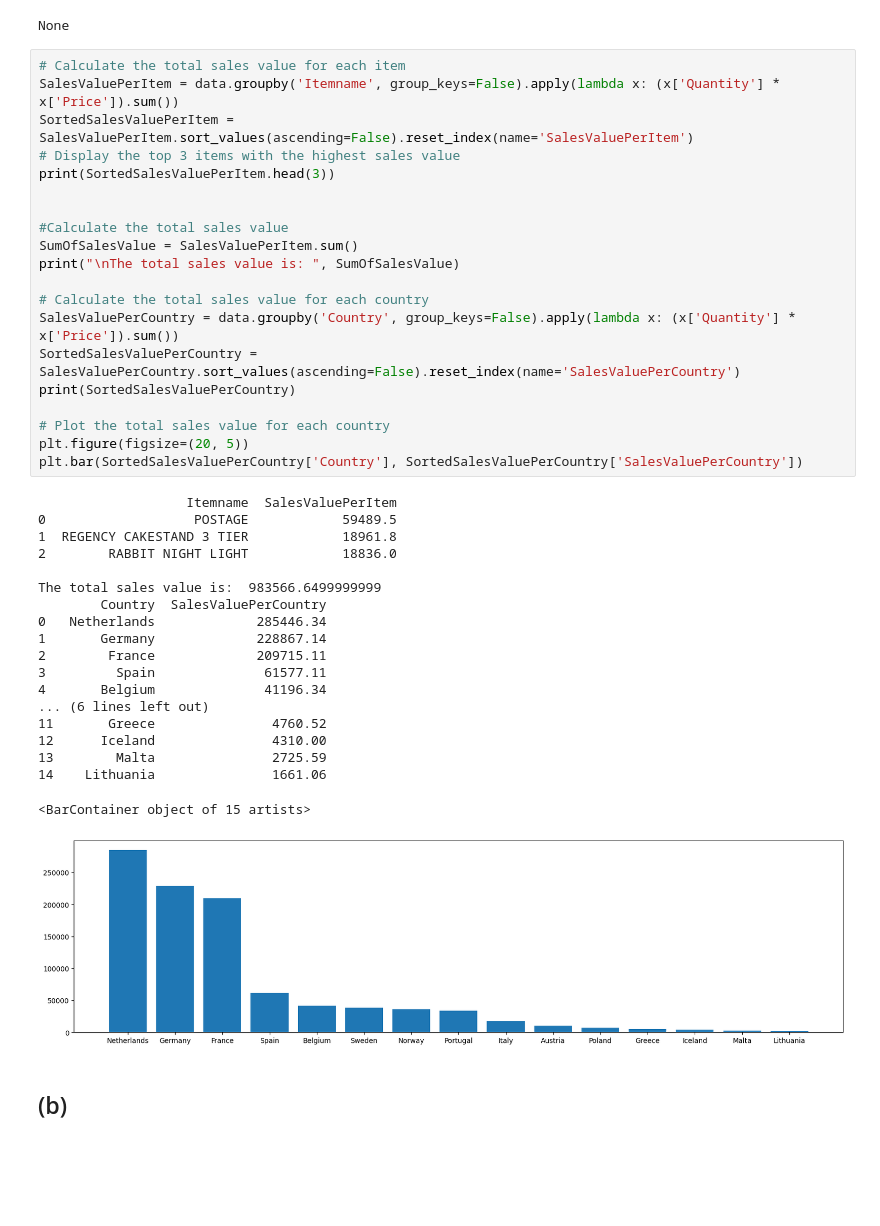
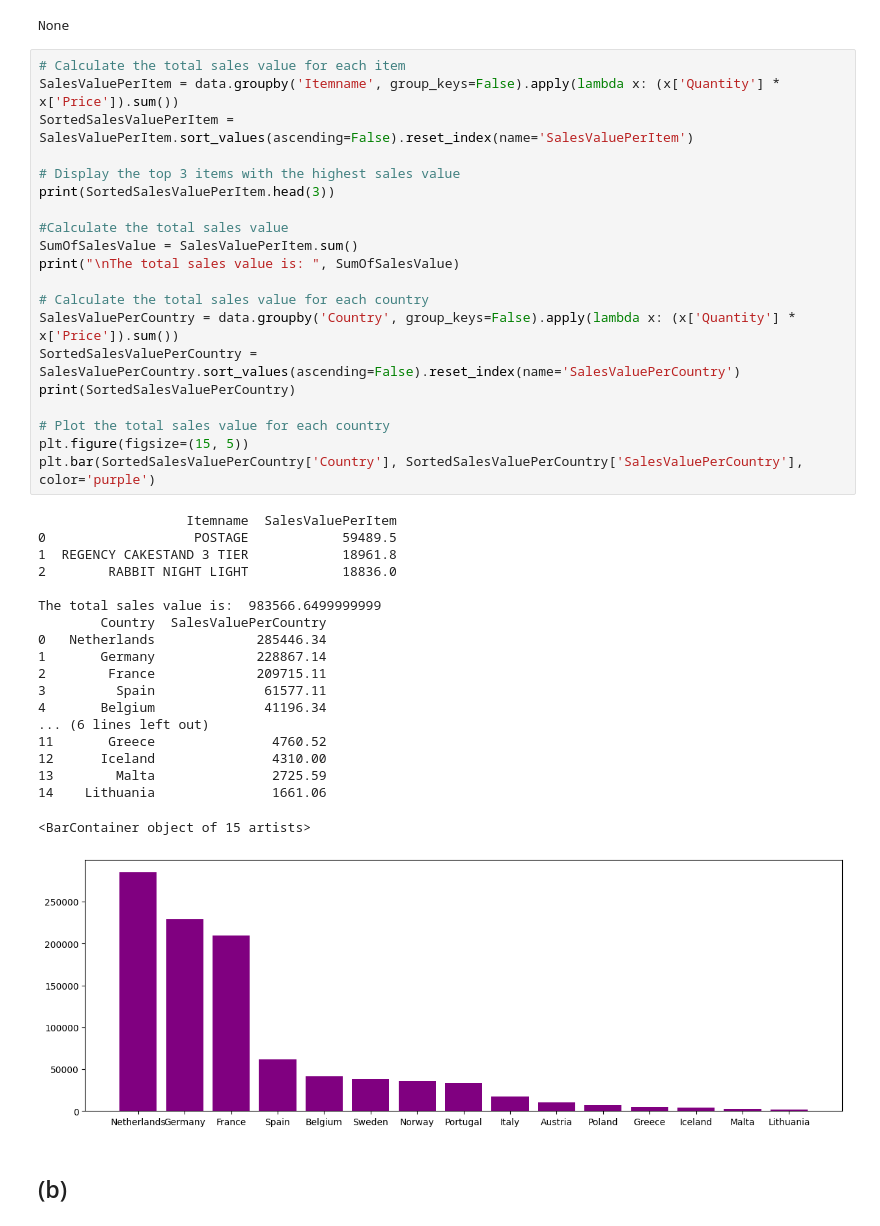
Before and after one commit to FahimehFereydounian/Introduction-to-DS, a Jupyter notebook: Assignment 2/01_frequent_itemsets_and_association_rules.ipynb, the cells around one changed output. Saved outputs shown, nothing was run; the diff lists cells and outputs as text; blank space fills up the shorter version.

```diff
--- a/Assignment 2/01_frequent_itemsets_and_association_rules.ipynb
+++ b/Assignment 2/01_frequent_itemsets_and_association_rules.ipynb
@@ -36,42 +36,42 @@ None
 # Calculate the total sales value for each item
 SalesValuePerItem = data.groupby('Itemname', group_keys=False).apply(lambda x: (x['Quantity'] * x['Price']).sum())
 SortedSalesValuePerItem = SalesValuePerItem.sort_values(ascending=False).reset_index(name='SalesValuePerItem')
+
 # Display the top 3 items with the highest sales value
 print(SortedSalesValuePerItem.head(3))
-
 
 #Calculate the total sales value
 SumOfSalesValue = SalesValuePerItem.sum()
 print("\nThe total sales value is: ", SumOfSalesValue)
 
 # Calculate the total sales value for each country
 SalesValuePerCountry = data.groupby('Country', group_keys=False).apply(lambda x: (x['Quantity'] * x['Price']).sum())
 SortedSalesValuePerCountry = SalesValuePerCountry.sort_values(ascending=False).reset_index(name='SalesValuePerCountry')
 print(SortedSalesValuePerCountry)
 
 # Plot the total sales value for each country
-plt.figure(figsize=(20, 5))
-plt.bar(SortedSalesValuePerCountry['Country'], SortedSalesValuePerCountry['SalesValuePerCountry'])
+plt.figure(figsize=(15, 5))
+plt.bar(SortedSalesValuePerCountry['Country'], SortedSalesValuePerCountry['SalesValuePerCountry'], color='purple')
 # %% [output]
                    Itemname  SalesValuePerItem
 0                   POSTAGE            59489.5
 1  REGENCY CAKESTAND 3 TIER            18961.8
 2        RABBIT NIGHT LIGHT            18836.0
 
 The total sales value is:  983566.6499999999
         Country  SalesValuePerCountry
 0   Netherlands             285446.34
 1       Germany             228867.14
 2        France             209715.11
 3         Spain              61577.11
 4       Belgium              41196.34
 ... (6 lines left out)
 11       Greece               4760.52
 12      Iceland               4310.00
 13        Malta               2725.59
 14    Lithuania               1661.06
 <BarContainer object of 15 artists>
-[figure, old version]
+[figure, new version]
 # %% [markdown]
 ## (b)
 # %%
```
Also changed, not shown: parts of 2 cells of this notebook.
